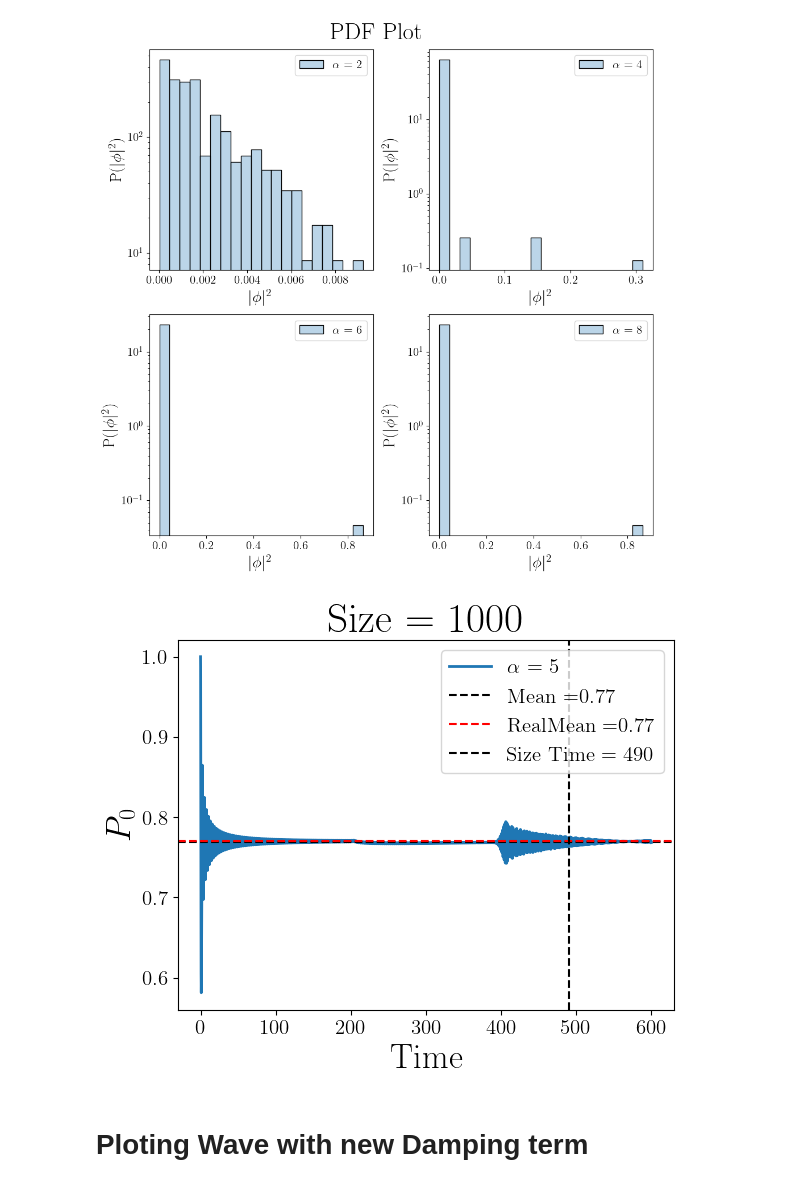
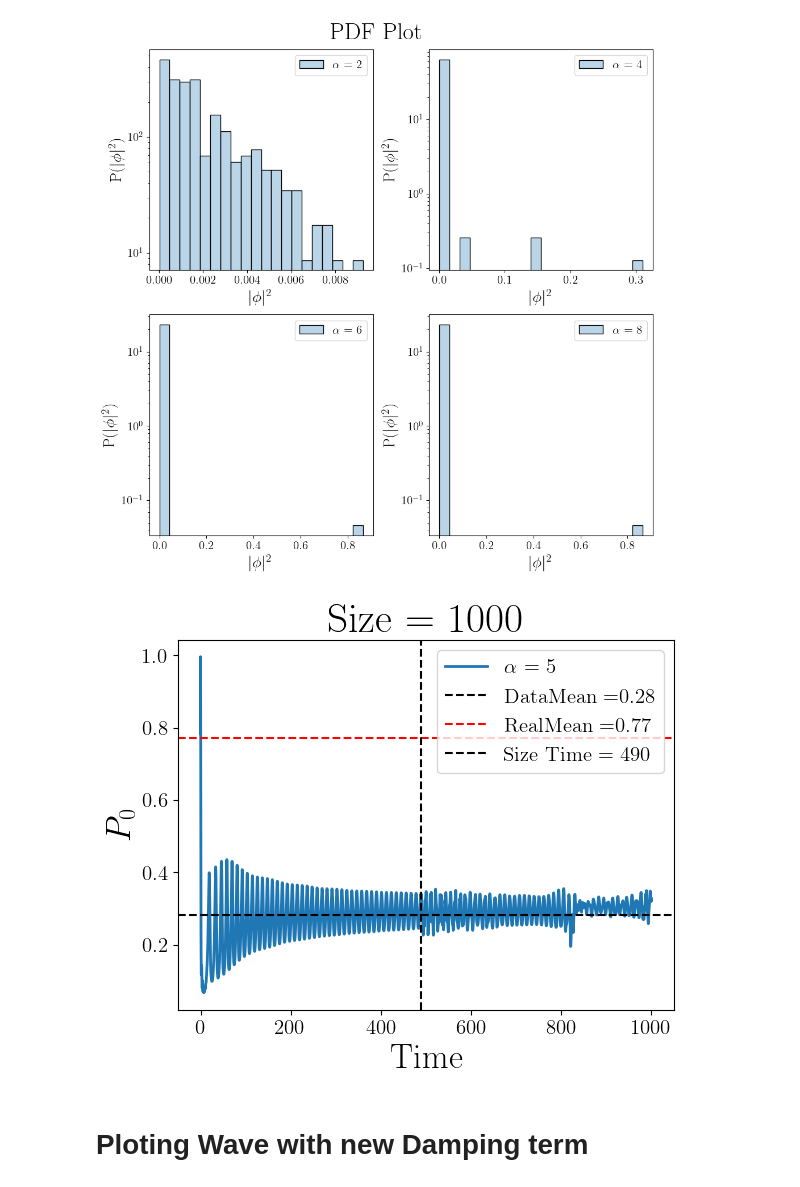
Before and after one commit to eurusebr/FeedBack, a Jupyter notebook: plot.ipynb, the cells around one changed output. Saved outputs shown, nothing was run; the diff lists cells and outputs as text; code cells hidden in the pictures.

```diff
--- a/plot.ipynb
+++ b/plot.ipynb
@@ -348,21 +346,21 @@ plt.show()
 # %% [output]
 [figure]
 # %%
-mat = np.fromfile("./Damping_alpha(5)/xi(0.4)/pzero.bin", dtype=np.float64)#.reshape(N, 501)
-Time = 600
-N = 15000
+mat = np.fromfile("./Damping_alpha(5)/xi(0.9)/pzero.bin", dtype=np.float64)#.reshape(N, 501)
+Time = 1000
+N = 25000
 y = np.linspace(0, Time, N)
 plt.plot(y, mat, label=r'$ \alpha $ = ' + str(5), linewidth=2)
-plt.axhline(y = np.mean(mat), color = 'black', linestyle = '--', label = 'Mean =' + str(round(np.mean(mat), 2)))
+plt.axhline(y = np.mean(mat), color = 'black', linestyle = '--', label = 'DataMean =' + str(round(np.mean(mat), 2)))
 plt.axhline(y = 0.77, color = 'r', linestyle = '--', label = 'RealMean =' + str(0.77))
 plt.axvline(x = 490, color = 'black', linestyle = '--', label = 'Size Time = 490')
 plt.xlabel("Time", fontsize=25)
 plt.ylabel("$P_0$", fontsize=25)
 plt.title("Size = 1000", fontsize=30)
 plt.legend(loc="upper right", fontsize=15)
 plt.show()
 # %% [output]
-[figure, old version]
+[figure, new version]
 # %% [markdown]
 # Ploting Wave with new Damping term
 # %%
```
Also changed, not shown: parts of 5 cells of this notebook, 1 other file.
